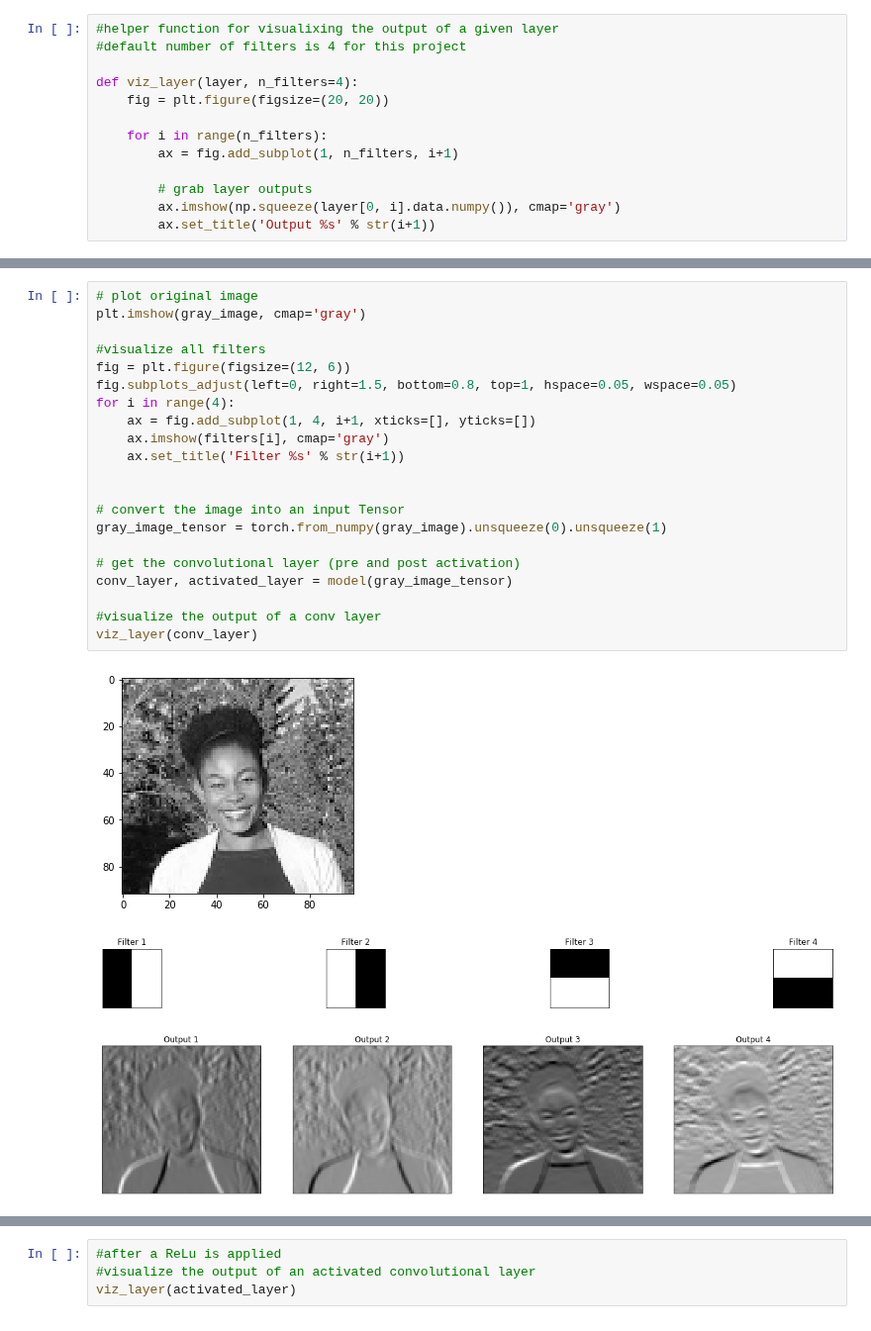
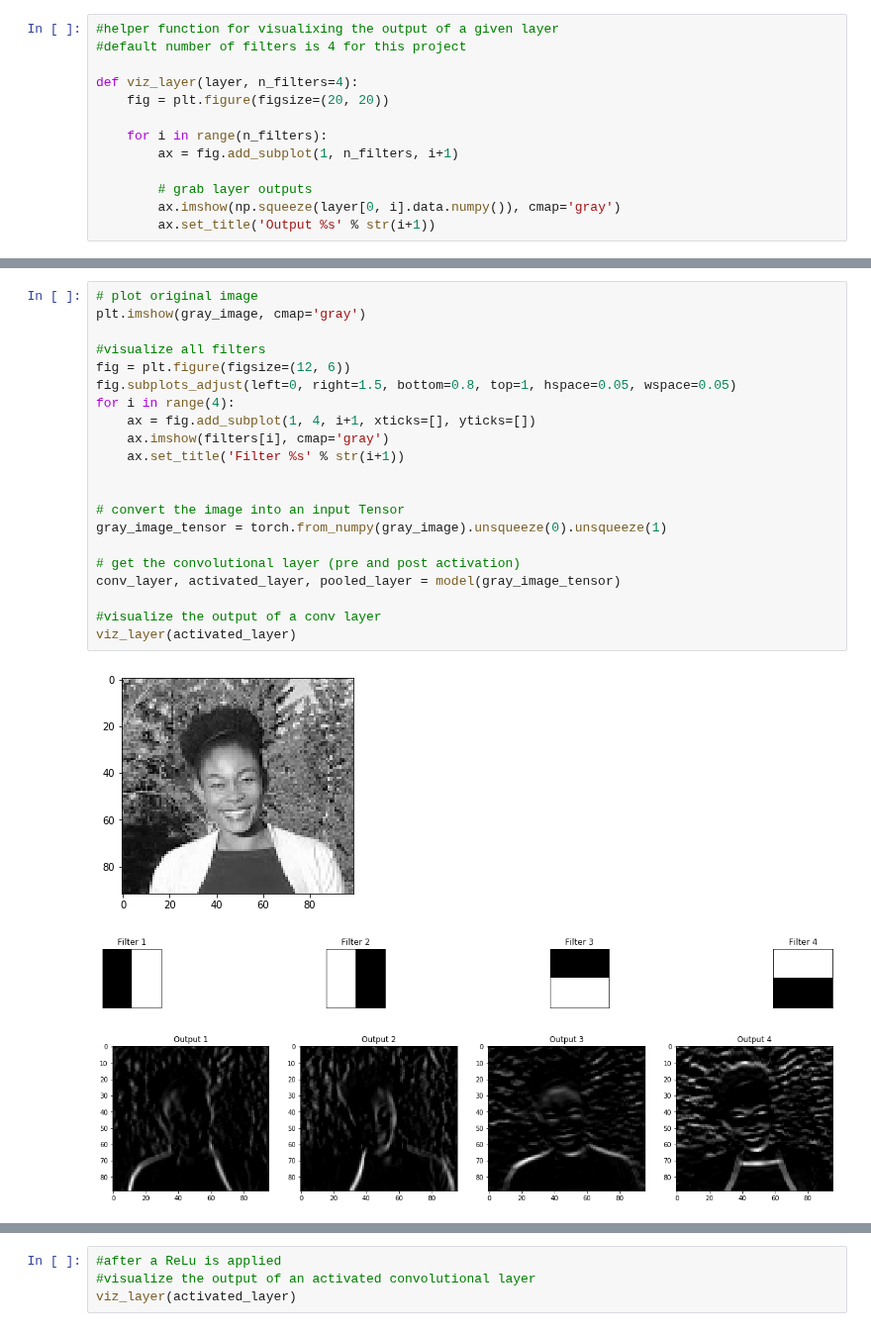
Before and after one commit to Joycechidi/Deep-Learning-Portfolio, a Jupyter notebook: CNN/conv_layer_viz.ipynb, the cells around one changed output, grey strips where cells are left out. Shown at 99% size. Drawn from its saved outputs; the diff is of its cells as text.

```diff
--- a/CNN/conv_layer_viz.ipynb
+++ b/CNN/conv_layer_viz.ipynb
@@ -172,25 +179,25 @@ Below code will help us see the output of a convolutional layer, before and afte
 # %%
 # plot original image
 plt.imshow(gray_image, cmap='gray')
 
 #visualize all filters
 fig = plt.figure(figsize=(12, 6))
 fig.subplots_adjust(left=0, right=1.5, bottom=0.8, top=1, hspace=0.05, wspace=0.05)
 for i in range(4):
     ax = fig.add_subplot(1, 4, i+1, xticks=[], yticks=[])
     ax.imshow(filters[i], cmap='gray')
     ax.set_title('Filter %s' % str(i+1))
 
 
 # convert the image into an input Tensor
 gray_image_tensor = torch.from_numpy(gray_image).unsqueeze(0).unsqueeze(1)
 
 # get the convolutional layer (pre and post activation)
-conv_layer, activated_layer = model(gray_image_tensor)
+conv_layer, activated_layer, pooled_layer = model(gray_image_tensor)
 
 #visualize the output of a conv layer
-viz_layer(conv_layer)
+viz_layer(activated_layer)
 # %% [output]
 [figure]
 [figure]
-[figure, old version]
+[figure, new version]
```
Also changed, not shown: parts of 6 cells of this notebook.
